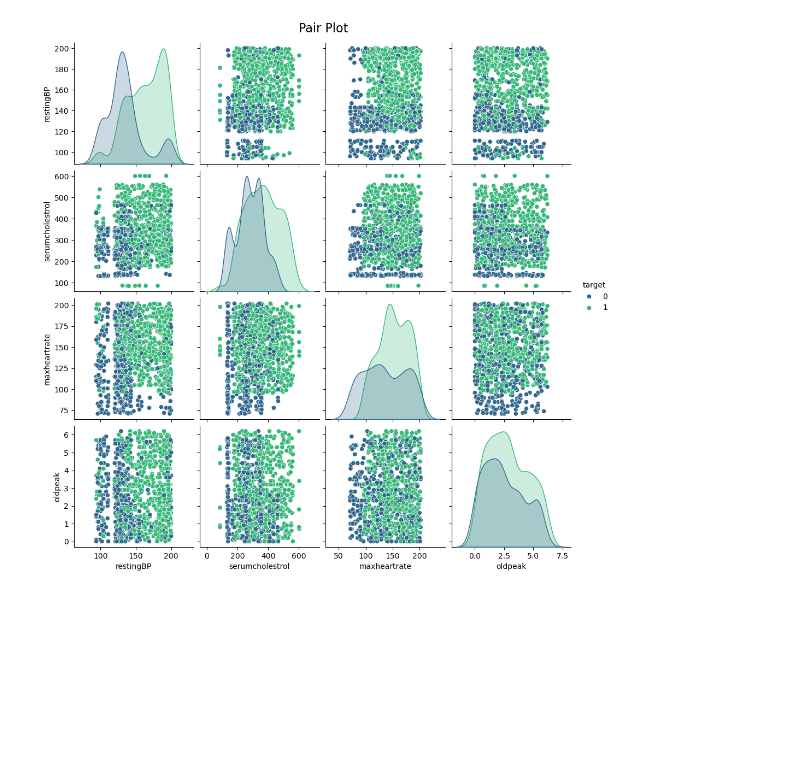
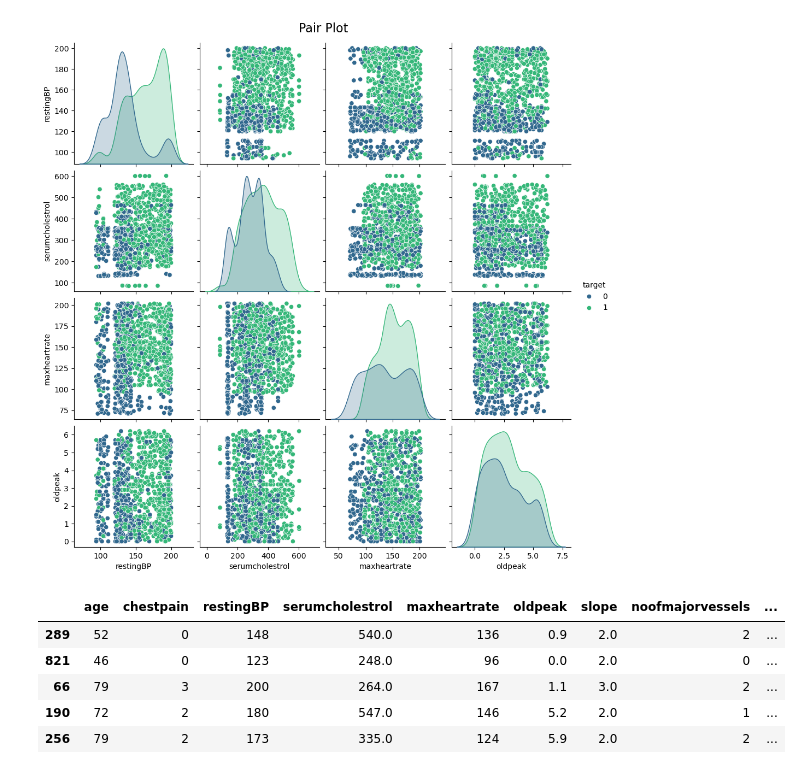
Before and after one commit to Skiner752/Intro-to-machine-learning, a Jupyter notebook: heart.ipynb, the cells around one changed output. Saved outputs shown, nothing was run; the diff lists cells and outputs as text; code cells hidden in the pictures; blank space fills up the shorter version.

Commit message:
check splitting

```diff
--- a/heart.ipynb
+++ b/heart.ipynb
@@ -234,3 +234,24 @@ for feature in skewed_features:
 ohe_features = ['gender', 'fastingbloodsugar', 'restingrelectro', 'exerciseangia']
 ordinal_features = ['chestpain', 'slope', 'noofmajorvessels']
 data = pd.get_dummies(data, columns=ohe_features, drop_first=True)
+# %%
+# train and test data split
+from sklearn.model_selection import train_test_split
+
+X = data.drop('target', axis=1)
+y = data['target']
+
+X_train, X_test, y_train, y_test = train_test_split(
+    X,
+    y,
+    test_size=0.2,
+    random_state=42,
+    stratify=y
+)
+# %% [output]
+|  | age | chestpain | restingBP | serumcholestrol | maxheartrate | oldpeak | slope | noofmajorvessels | ... |
+| 289 | 52 | 0 | 148 | 540.0 | 136 | 0.9 | 2.0 | 2 | ... |
+| 821 | 46 | 0 | 123 | 248.0 | 96 | 0.0 | 2.0 | 0 | ... |
+| 66 | 79 | 3 | 200 | 264.0 | 167 | 1.1 | 3.0 | 2 | ... |
+| 190 | 72 | 2 | 180 | 547.0 | 146 | 5.2 | 2.0 | 1 | ... |
+| 256 | 79 | 2 | 173 | 335.0 | 124 | 5.9 | 2.0 | 2 | ... |
```
Also changed, not shown: parts of 2 cells of this notebook.
